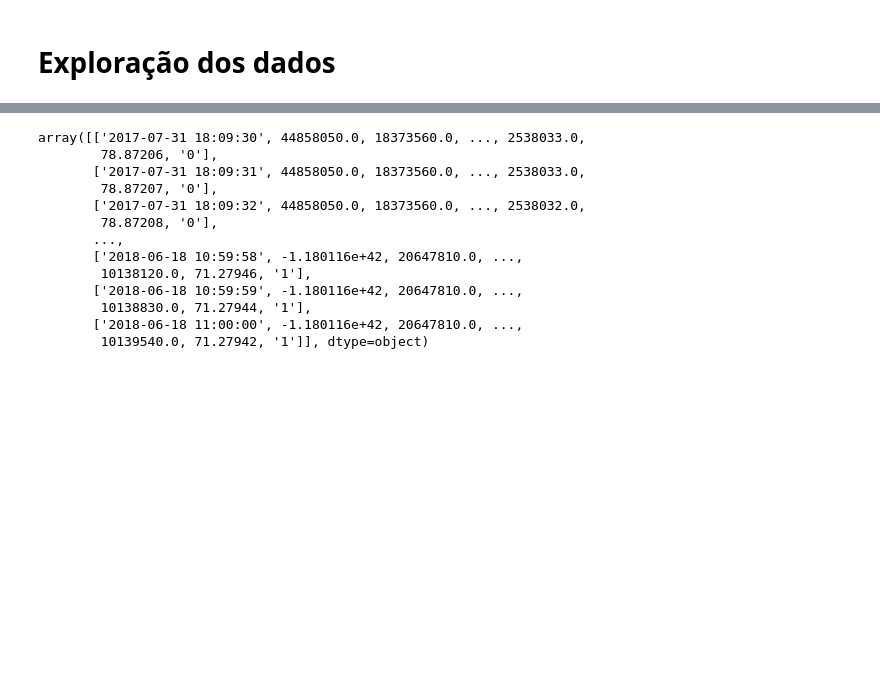
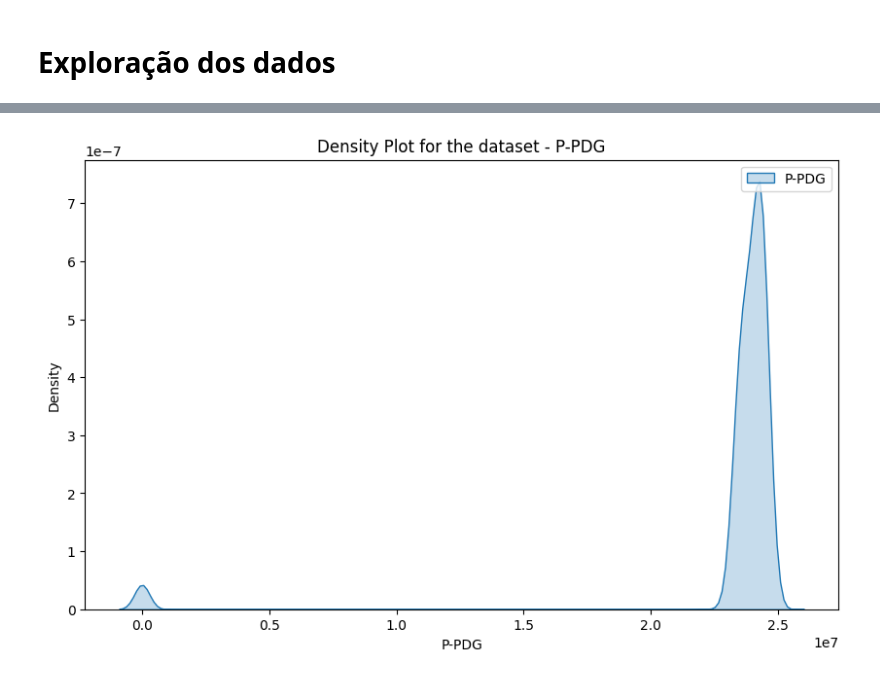
Before and after one commit to kaikecc/Reinforcement-Learning, a Jupyter notebook: src/notebook/rl_classification.ipynb, the cells around one changed output, grey strips where cells are left out. Drawn from its saved outputs; the diff is of its cells as text; code cells hidden in the pictures; blank space fills up the shorter version.

```diff
--- a/src/notebook/rl_classification.ipynb
+++ b/src/notebook/rl_classification.ipynb
@@ -458,9 +448,9 @@ plt.show()
 # %%
 events_names = {
     # 0: 'Normal',
-    1: 'Abrupt Increase of BSW',
+    # 1: 'Abrupt Increase of BSW',
     # 2: 'Spurious Closure of DHSV',
-    # 3: 'Severe Slugging',
+     3: 'Severe Slugging',
     # 4: 'Flow Instability',
     # 5: 'Rapid Productivity Loss',
     # 6: 'Quick Restriction in PCK',
@@ -477,3 +467,7 @@ instances = LoadInstances(path_dataset)
 
 
 dataset, _ = instances.load_instance_with_numpy(events_names, type_instance=type_instance)
+# %%
+# Assuming 'dataset' is your numpy array
+df = pd.DataFrame(dataset, columns=['timestamp', 'P-PDG', 'P-TPT', 'T-TPT', 'P-MON-CKP', 'T-JUS-CKP', 'class'])
+df.head()
@@ -480,20 +481,24 @@ dataset, _ = instances.load_instance_with_numpy(events_names, type_instance=type
 # %%
+#explora = exploration(pd.DataFrame(dataset, columns=['timestamp', 'P-PDG', 'P-TPT', 'T-TPT', 'P-MON-CKP', 'T-JUS-CKP', 'class']))
 
-
-explora = exploration(pd.DataFrame(dataset, columns=['timestamp', 'P-PDG', 'P-TPT', 'T-TPT', 'P-MON-CKP', 'T-JUS-CKP', 'class']))
-
-explora.quartiles_plot(['P-PDG', 'P-TPT', 'T-TPT', 'P-MON-CKP', 'T-JUS-CKP'], f'Quartis das variáveis {type_instance} do evento {event_name}')
+#explora.quartiles_plot(['P-PDG', 'P-TPT', 'T-TPT', 'P-MON-CKP', 'T-JUS-CKP'], f'Quartis das variáveis {type_instance} do evento {event_name}')
-# %% [output]
-array([['2017-07-31 18:09:30', 44858050.0, 18373560.0, ..., 2538033.0,
-        78.87206, '0'],
-       ['2017-07-31 18:09:31', 44858050.0, 18373560.0, ..., 2538033.0,
-        78.87207, '0'],
-       ['2017-07-31 18:09:32', 44858050.0, 18373560.0, ..., 2538032.0,
-        78.87208, '0'],
-       ...,
-       ['2018-06-18 10:59:58', -1.180116e+42, 20647810.0, ...,
-        10138120.0, 71.27946, '1'],
-       ['2018-06-18 10:59:59', -1.180116e+42, 20647810.0, ...,
-        10138830.0, 71.27944, '1'],
-       ['2018-06-18 11:00:00', -1.180116e+42, 20647810.0, ...,
-        10139540.0, 71.27942, '1']], dtype=object)
+# %%
+import matplotlib.pyplot as plt
+import seaborn as sns
+
+# Define the attribute for plotting
+attribute = 'P-PDG'
+
+# Extract the data for the selected attribute
+attribute_data = df[attribute].dropna()
+
+# Plotting the density plot for the selected attribute
+plt.figure(figsize=(10, 6))
+sns.kdeplot(data=attribute_data, fill=True, label=f"{attribute}")
+plt.title(f'Density Plot for the dataset - {attribute}')
+plt.xlabel(attribute)
+plt.ylabel('Density')
+plt.legend()
+plt.show()
+# %% [output]
+[figure, added]
```
Also changed, not shown: parts of 3 cells of this notebook, 42 other files.
